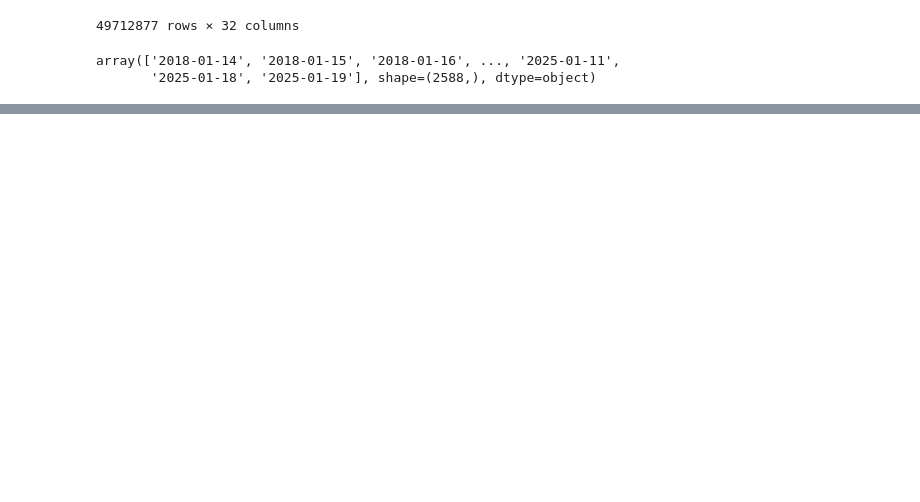
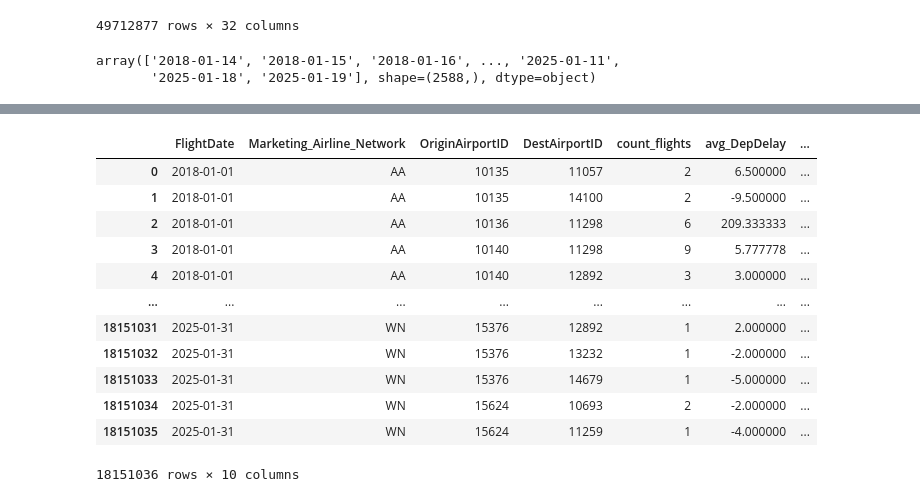
Before and after one commit to svanomm/sentiment-volume-forecasting, a Jupyter notebook: Scripts/01 Process Ontime Data.ipynb, the cells around one changed output, grey strips where cells are left out. Cells and saved outputs as stored; diff of their text form; code cells hidden in the pictures; blank space fills up the shorter version.

```diff
--- a/Scripts/01 Process Ontime Data.ipynb
+++ b/Scripts/01 Process Ontime Data.ipynb
@@ -234,0 +268,27 @@ array(['2018-01-14', '2018-01-15', '2018-01-16', ..., '2025-01-11',
+# %%
+# Aggregate by 'FlightDate', 'Marketing_Airline_Network', 'OriginAirportID', 'DestAirportID'
+df_agg = df_main.groupby(
+    ['FlightDate', 'Marketing_Airline_Network', 'OriginAirportID', 'DestAirportID']
+    ).agg(
+    count_flights=pd.NamedAgg(column="FlightDate", aggfunc="count"),
+    avg_DepDelay=pd.NamedAgg(column="DepDelay", aggfunc="mean"),
+    avg_ArrDelay=pd.NamedAgg(column="ArrDelay", aggfunc="mean"),
+    count_Cancelled=pd.NamedAgg(column="Cancelled", aggfunc="sum"),
+    avg_Distance=pd.NamedAgg(column="Distance", aggfunc="mean"),
+    avg_time = pd.NamedAgg(column="ActualElapsedTime", aggfunc="mean")
+).reset_index()
+df_agg
+# %% [output]
+|  | FlightDate | Marketing_Airline_Network | OriginAirportID | DestAirportID | count_flights | avg_DepDelay | ... |
+| 0 | 2018-01-01 | AA | 10135 | 11057 | 2 | 6.500000 | ... |
+| 1 | 2018-01-01 | AA | 10135 | 14100 | 2 | -9.500000 | ... |
+| 2 | 2018-01-01 | AA | 10136 | 11298 | 6 | 209.333333 | ... |
+| 3 | 2018-01-01 | AA | 10140 | 11298 | 9 | 5.777778 | ... |
+| 4 | 2018-01-01 | AA | 10140 | 12892 | 3 | 3.000000 | ... |
+| ... | ... | ... | ... | ... | ... | ... | ... |
+| 18151031 | 2025-01-31 | WN | 15376 | 12892 | 1 | 2.000000 | ... |
+| 18151032 | 2025-01-31 | WN | 15376 | 13232 | 1 | -2.000000 | ... |
+| 18151033 | 2025-01-31 | WN | 15376 | 14679 | 1 | -5.000000 | ... |
+| 18151034 | 2025-01-31 | WN | 15624 | 10693 | 2 | -2.000000 | ... |
+| 18151035 | 2025-01-31 | WN | 15624 | 11259 | 1 | -4.000000 | ... |
+18151036 rows × 10 columns
```
Also changed, not shown: parts of 7 cells of this notebook, 2 other files.
